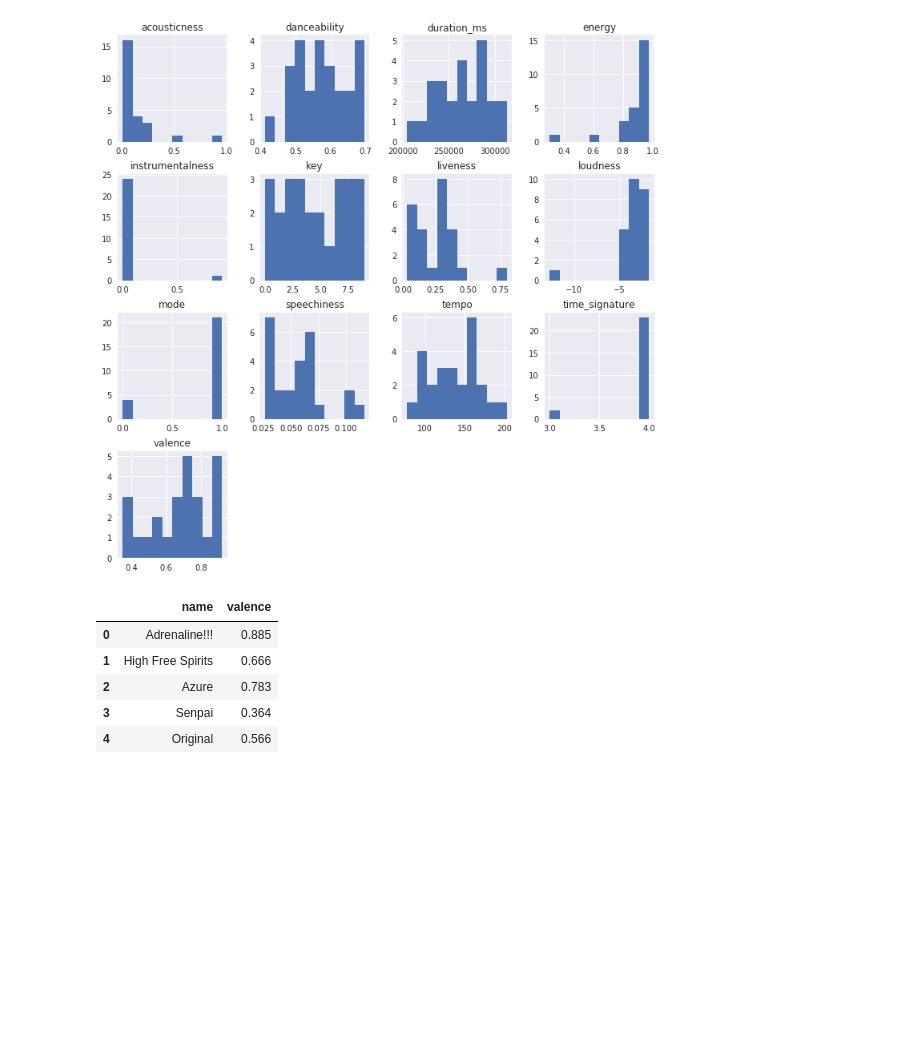
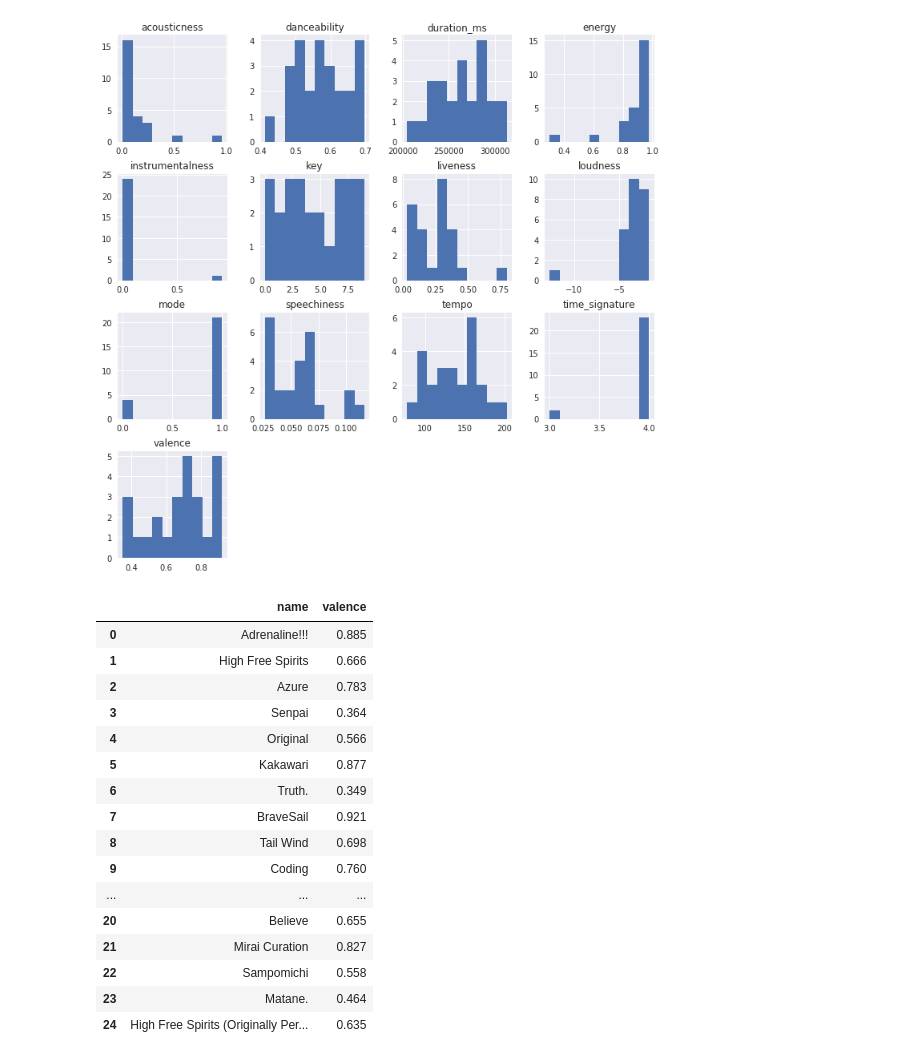
Before and after one commit to TatsukiSerizawa/Research-of-TrySail, a Jupyter notebook: src/analysis_from_spotify/analysis_trysail.ipynb, the cells around one changed output. Saved outputs shown, nothing was run; the diff lists cells and outputs as text; code cells hidden in the pictures; blank space fills up the shorter version.

```diff
--- a/src/analysis_from_spotify/analysis_trysail.ipynb
+++ b/src/analysis_from_spotify/analysis_trysail.ipynb
@@ -17,21 +17,21 @@ spotify = spotipy.Spotify(client_credentials_manager=client_credentials_manager)
 # %%
 # search artist and song id
 search = spotify.search("TrySail", limit=50, offset=0, type='track', market=None)
-trysail = pd.DataFrame.from_dict(search["tracks"]["items"])
-trysail_name = pd.DataFrame(trysail["name"])
-trysail = pd.DataFrame(trysail["id"])
+song = pd.DataFrame.from_dict(search["tracks"]["items"])
+song_name = pd.DataFrame(song["name"])
+song = pd.DataFrame(song["id"])
 
 # get song information
-trysail_info = pd.DataFrame()
-for url in song_trysail["id"]:
+song_info = pd.DataFrame()
+for url in song["id"]:
     df = pd.DataFrame.from_dict(spotify.audio_features(url))
-    trysail_info = trysail_info.append(df)
+    song_info = song_info.append(df)
 
 # drop unnecessary information
-trysail_info = trysail_info.reset_index(drop=True)
-trysail_info = trysail_info.drop(columns=["analysis_url","id","track_href","type","uri"])
+song_info = song_info.reset_index(drop=True)
+song_info_all = pd.concat([song_name, song_info], axis=1)
+song_info = song_info.drop(columns=["analysis_url","id","track_href","type","uri"])
 
 # name concat
-trysail_info_all = pd.concat([trysail_name, trysail_info], axis=1)
-trysail_info_all.head(30)
+song_info_all.head(30)
 # %% [output]
@@ -136,16 +136,27 @@ array([[<matplotlib.axes._subplots.AxesSubplot object at 0x...>,
       dtype=object)
 [figure]
 # %%
-valence = pd.DataFrame(trysail_info_all["name"])
-valence["valence"] = trysail_info_all["valence"]
+valence = pd.DataFrame(song_info_all["name"])
+valence["valence"] = song_info_all["valence"]
 valence.head(30)
 # %% [output]
 |  | name | valence |
 | 0 | Adrenaline!!! | 0.885 |
 | 1 | High Free Spirits | 0.666 |
 | 2 | Azure | 0.783 |
 | 3 | Senpai | 0.364 |
 | 4 | Original | 0.566 |
+| 5 | Kakawari | 0.877 |
+| 6 | Truth. | 0.349 |
+| 7 | BraveSail | 0.921 |
+| 8 | Tail Wind | 0.698 |
+| 9 | Coding | 0.760 |
+| ... | ... | ... |
+| 20 | Believe | 0.655 |
+| 21 | Mirai Curation | 0.827 |
+| 22 | Sampomichi | 0.558 |
+| 23 | Matane. | 0.464 |
+| 24 | High Free Spirits (Originally Per... | 0.635 |
 # %%
 colum_name = ["acousticness", "danceability", "duration_ms", "energy", "instrumentalness", "key", "liveness", "loudness", "mode", "speechiness", "tempo", "time_signature", "valence"]
 
```
Also changed, not shown: parts of 8 cells of this notebook.
